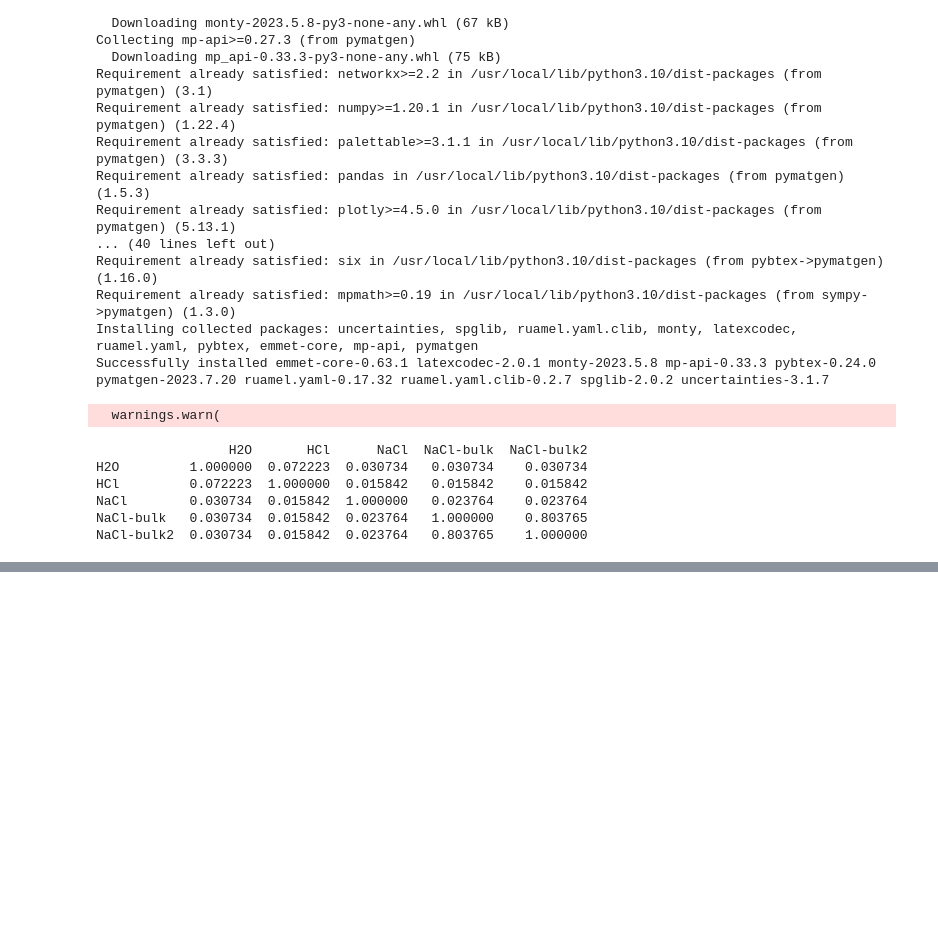
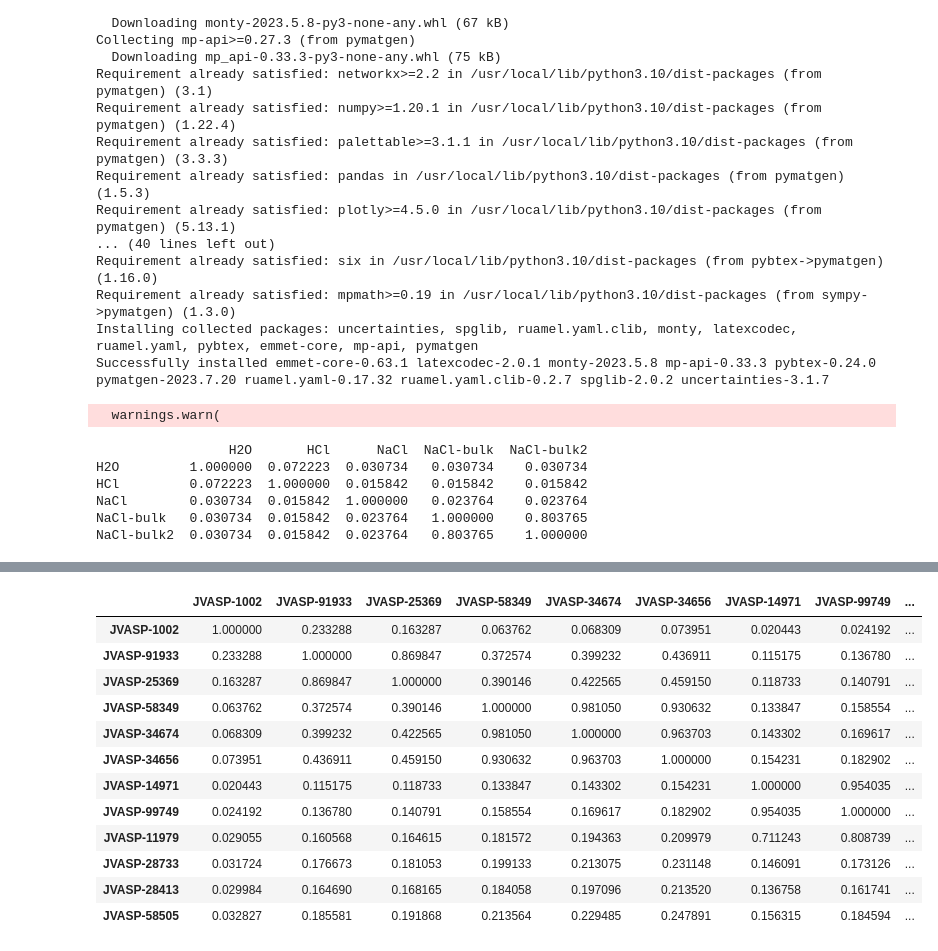
Before and after one commit to JARVIS-Materials-Design/jarvis-tools-notebooks, a Jupyter notebook: jarvis-tools-notebooks/StructureDistance.ipynb, the cells around one changed output, grey strips where cells are left out. Cells and saved outputs as stored; diff of their text form; code cells hidden in the pictures; blank space fills up the shorter version.

```diff
--- a/jarvis-tools-notebooks/StructureDistance.ipynb
+++ b/jarvis-tools-notebooks/StructureDistance.ipynb
@@ -125,0 +160,35 @@ NaCl-bulk2  0.030734  0.015842  0.023764   0.803765    1.000000
+# %%
+si=['JVASP-1002','JVASP-91933','JVASP-25369']#,'JVASP-25368']
+mos2=['JVASP-28733','JVASP-28413','JVASP-58505']
+ni3al=['JVASP-14971','JVASP-99749','JVASP-11979']
+sio2=['JVASP-58349', 'JVASP-34674','JVASP-34656']
+# %%
+def atoms_jid(ids=[],verbose=True):
+  get_atoms=[]
+  for i in ids:
+    atoms=(Atoms.from_dict(df[df['jid']==i].atoms.values[0]))
+    if verbose:
+        print(i,atoms.composition.reduced_formula,atoms.get_spacegroup)
+    ase_atoms=atoms.ase_converter()
+    get_atoms.append(ase_atoms)
+  return get_atoms
+
+def get_df(ids=[],verbose=True):
+    ase_atoms_list = atoms_jid(ids,verbose=verbose)
+    graphs = [Graph.from_ase(m) for m in ase_atoms_list]
+
+    # use pre-defined molecular kernel
+    kernel = Tang2019MolecularKernel(edge_length_scale=0.1)
+
+    R = kernel(graphs)
+
+    # normalize the similarity matrix
+    d = np.diag(R)**-0.5
+    K = np.diag(d).dot(R).dot(np.diag(d))
+
+    # note the difference between the NaCl variants
+
+    df_kernel = (pd.DataFrame(K, columns=ids, index=ids))
+    return df_kernel
+
+# si_atoms = atoms_jid(si)
@@ -125,0 +235,2 @@ NaCl-bulk2  0.030734  0.015842  0.023764   0.803765    1.000000
+# %%
+x = get_df(si+sio2+ni3al+mos2)
@@ -125,0 +250,16 @@ NaCl-bulk2  0.030734  0.015842  0.023764   0.803765    1.000000
+# %%
+x
+# %% [output]
+|  | JVASP-1002 | JVASP-91933 | JVASP-25369 | JVASP-58349 | JVASP-34674 | JVASP-34656 | JVASP-14971 | JVASP-99749 | ... |
+| JVASP-1002 | 1.000000 | 0.233288 | 0.163287 | 0.063762 | 0.068309 | 0.073951 | 0.020443 | 0.024192 | ... |
+| JVASP-91933 | 0.233288 | 1.000000 | 0.869847 | 0.372574 | 0.399232 | 0.436911 | 0.115175 | 0.136780 | ... |
+| JVASP-25369 | 0.163287 | 0.869847 | 1.000000 | 0.390146 | 0.422565 | 0.459150 | 0.118733 | 0.140791 | ... |
+| JVASP-58349 | 0.063762 | 0.372574 | 0.390146 | 1.000000 | 0.981050 | 0.930632 | 0.133847 | 0.158554 | ... |
+| JVASP-34674 | 0.068309 | 0.399232 | 0.422565 | 0.981050 | 1.000000 | 0.963703 | 0.143302 | 0.169617 | ... |
+| JVASP-34656 | 0.073951 | 0.436911 | 0.459150 | 0.930632 | 0.963703 | 1.000000 | 0.154231 | 0.182902 | ... |
+| JVASP-14971 | 0.020443 | 0.115175 | 0.118733 | 0.133847 | 0.143302 | 0.154231 | 1.000000 | 0.954035 | ... |
+| JVASP-99749 | 0.024192 | 0.136780 | 0.140791 | 0.158554 | 0.169617 | 0.182902 | 0.954035 | 1.000000 | ... |
+| JVASP-11979 | 0.029055 | 0.160568 | 0.164615 | 0.181572 | 0.194363 | 0.209979 | 0.711243 | 0.808739 | ... |
+| JVASP-28733 | 0.031724 | 0.176673 | 0.181053 | 0.199133 | 0.213075 | 0.231148 | 0.146091 | 0.173126 | ... |
+| JVASP-28413 | 0.029984 | 0.164690 | 0.168165 | 0.184058 | 0.197096 | 0.213520 | 0.136758 | 0.161741 | ... |
+| JVASP-58505 | 0.032827 | 0.185581 | 0.191868 | 0.213564 | 0.229485 | 0.247891 | 0.156315 | 0.184594 | ... |
```
Also changed, not shown: parts of 9 cells of this notebook.
